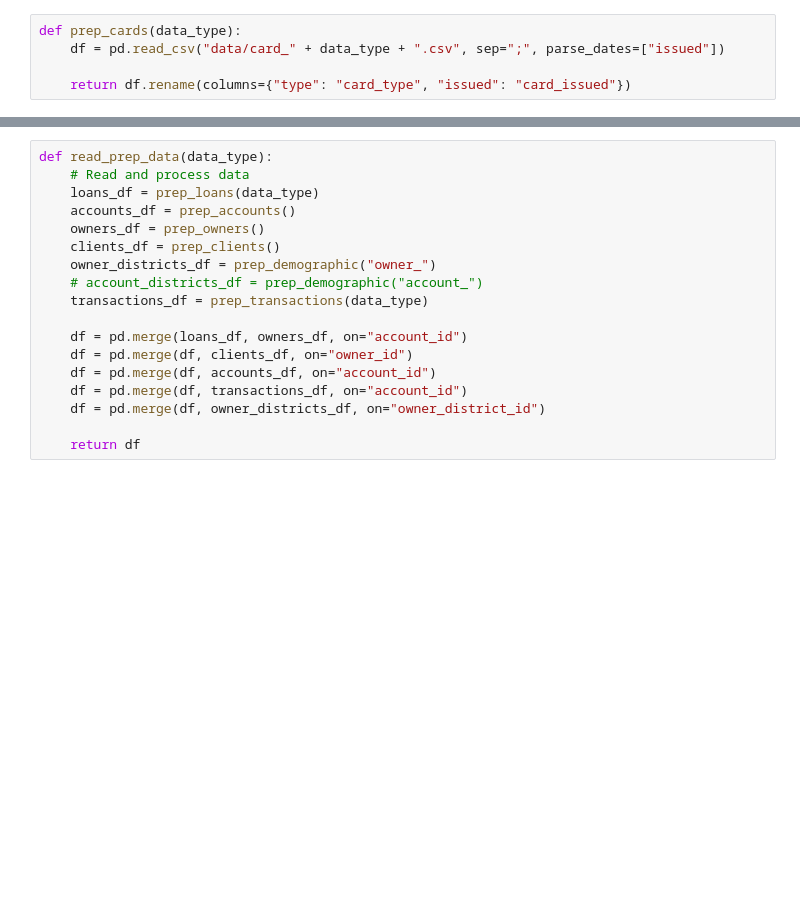
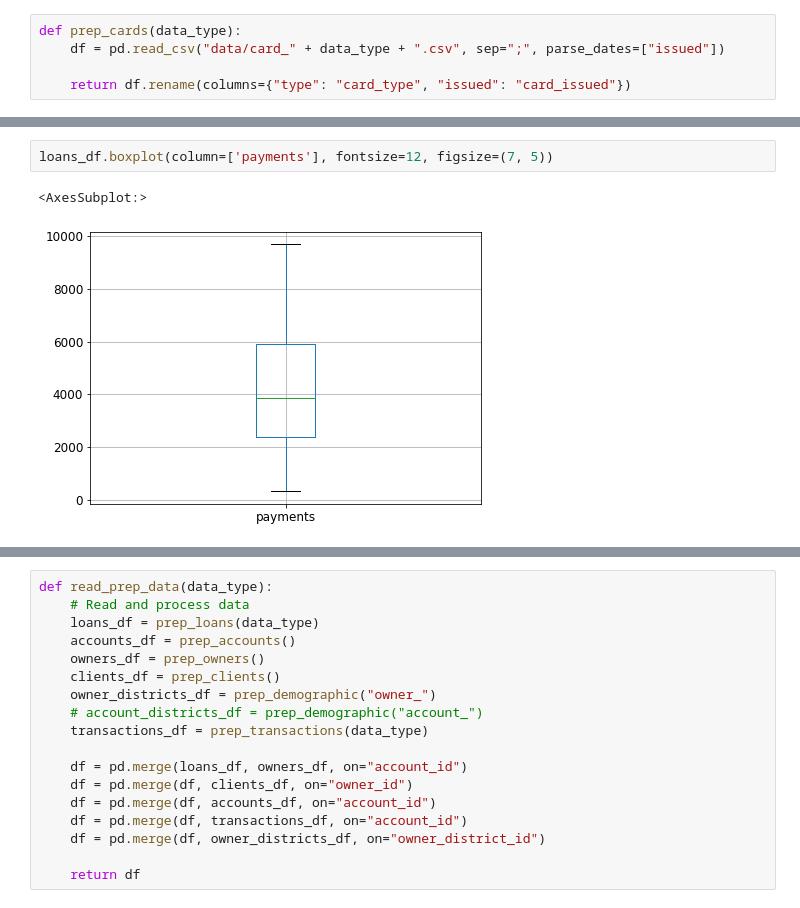
Before and after one commit to goncaloacteixeira/feup-ac, a Jupyter notebook: data-prep.ipynb, the cells around one changed output, grey strips where cells are left out. Drawn from its saved outputs; the diff is of its cells as text; blank space fills up the shorter version.

```diff
--- a/data-prep.ipynb
+++ b/data-prep.ipynb
@@ -129,0 +145,5 @@ def prep_cards(data_type):
+# %%
+loans_df.boxplot(column=['payments'], fontsize=12, figsize=(7, 5))
+# %% [output]
+<AxesSubplot:>
+[figure, added]
```
Also changed, not shown: parts of 18 cells of this notebook, 3 other files.
